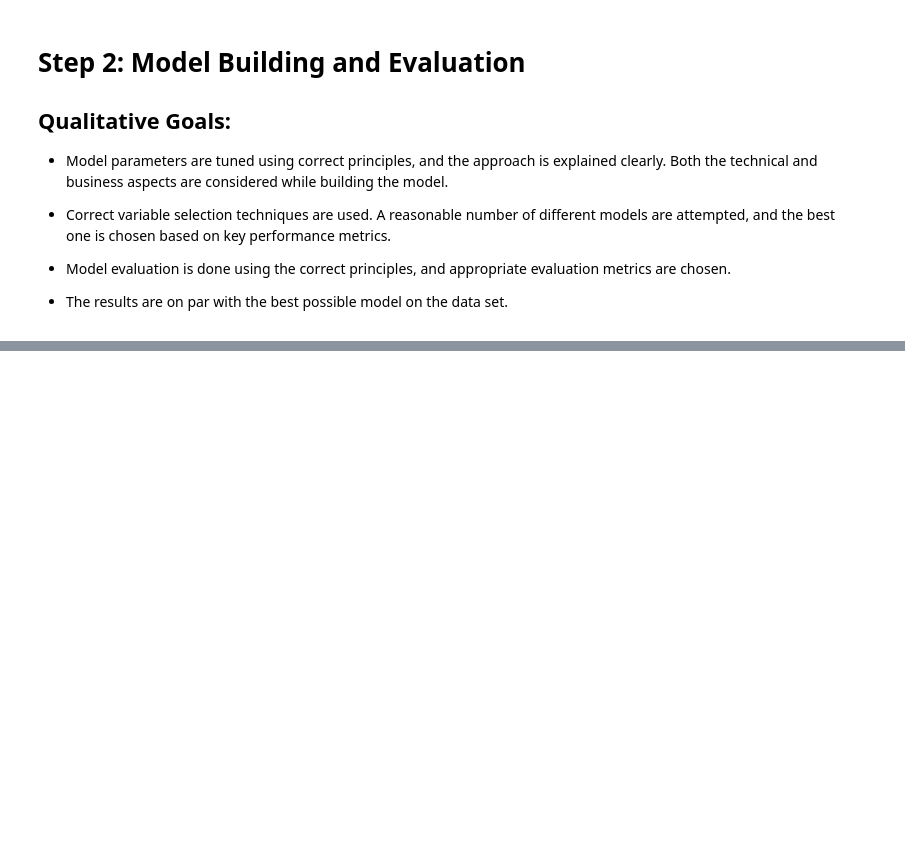
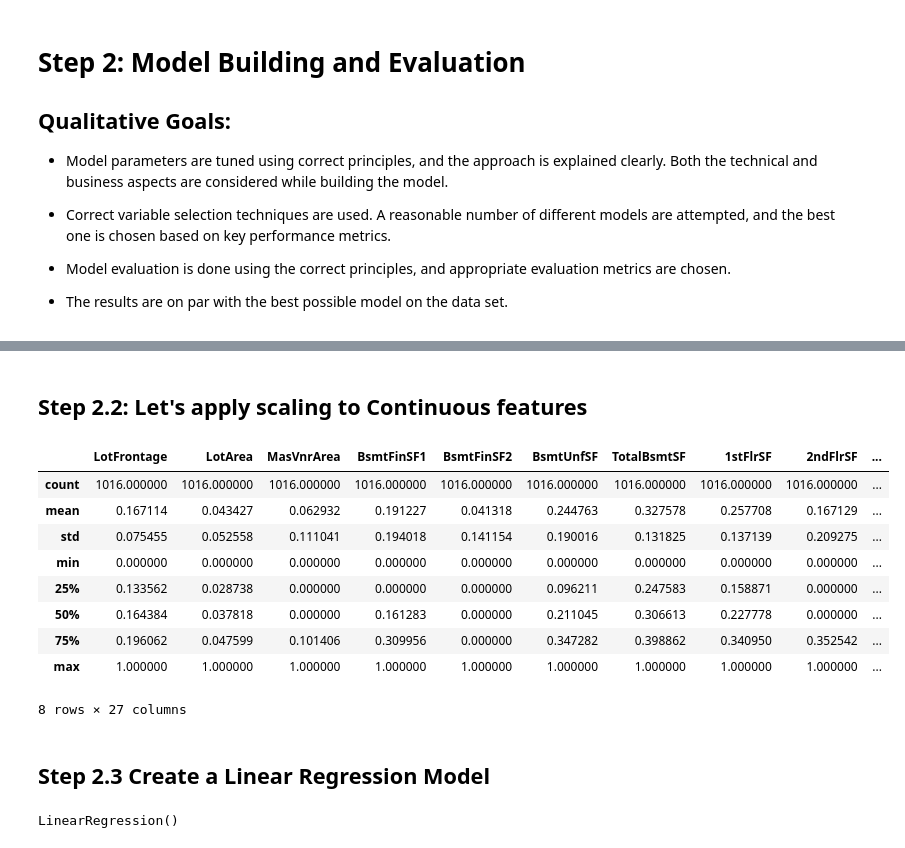
Before and after one commit to JamshedAhsan/house-price-prediction, a Jupyter notebook: Housing-Price-Prediction.ipynb, the cells around one changed output, grey strips where cells are left out. Saved outputs shown, nothing was run; the diff lists cells and outputs as text; code cells hidden in the pictures; blank space fills up the shorter version.

```diff
--- a/Housing-Price-Prediction.ipynb
+++ b/Housing-Price-Prediction.ipynb
@@ -3152,0 +3873,29 @@ sns.boxplot(data=housing_base_data, x='MSSubClass-alt', y='SalePrice')
+# %%
+#let's create split in a way where rows are consistent everytime
+df_train, df_test = train_test_split(housing_base_data, train_size=0.7, test_size=0.3, random_state=100)
+# %% [markdown]
+## Step 2.2: Let's apply scaling to Continuous features
+# %%
+scaler = MinMaxScaler()
+# %%
+cont_feature_list = ['LotFrontage', 'LotArea', 'MasVnrArea', 'BsmtFinSF1', 'BsmtFinSF2', 'BsmtUnfSF', 'TotalBsmtSF',
+                    '1stFlrSF', '2ndFlrSF', 'LowQualFinSF', 'GrLivArea', 'BsmtFullBath', 'BsmtHalfBath', 'FullBath',#                    'HalfBath', 'BedroomAbvGr', 'KitchenAbvGr', 'TotRmsAbvGrd', 'Fireplaces', 'GarageCars', 'GarageArea',
+                    'WoodDeckSF', 'OpenPorchSF', 'EnclosedPorch', '3SsnPorch', 'ScreenPorch', 'PoolArea', 'MiscVal',
+                    'house-age', 'last-modified-aging', 'CentralAir-alt', 'Garage-Age', 'last_sold', 'SalePrice']
+# %%
+df_train[cont_feature_list] = scaler.fit_transform(df_train[cont_feature_list])
+# %%
+df_train[cont_feature_list].describe()
+# %% [output]
+|  | LotFrontage | LotArea | MasVnrArea | BsmtFinSF1 | BsmtFinSF2 | BsmtUnfSF | TotalBsmtSF | 1stFlrSF | 2ndFlrSF | ... |
+| count | 1016.000000 | 1016.000000 | 1016.000000 | 1016.000000 | 1016.000000 | 1016.000000 | 1016.000000 | 1016.000000 | 1016.000000 | ... |
+| mean | 0.167114 | 0.043427 | 0.062932 | 0.191227 | 0.041318 | 0.244763 | 0.327578 | 0.257708 | 0.167129 | ... |
+| std | 0.075455 | 0.052558 | 0.111041 | 0.194018 | 0.141154 | 0.190016 | 0.131825 | 0.137139 | 0.209275 | ... |
+| min | 0.000000 | 0.000000 | 0.000000 | 0.000000 | 0.000000 | 0.000000 | 0.000000 | 0.000000 | 0.000000 | ... |
+| 25% | 0.133562 | 0.028738 | 0.000000 | 0.000000 | 0.000000 | 0.096211 | 0.247583 | 0.158871 | 0.000000 | ... |
+| 50% | 0.164384 | 0.037818 | 0.000000 | 0.161283 | 0.000000 | 0.211045 | 0.306613 | 0.227778 | 0.000000 | ... |
+| 75% | 0.196062 | 0.047599 | 0.101406 | 0.309956 | 0.000000 | 0.347282 | 0.398862 | 0.340950 | 0.352542 | ... |
+| max | 1.000000 | 1.000000 | 1.000000 | 1.000000 | 1.000000 | 1.000000 | 1.000000 | 1.000000 | 1.000000 | ... |
+8 rows × 27 columns
+# %% [markdown]
+## Step 2.3 Create a Linear Regression Model
@@ -3152,0 +3908,4 @@ sns.boxplot(data=housing_base_data, x='MSSubClass-alt', y='SalePrice')
+# %%
+lr.fit(X_train, y_train)
+# %% [output]
+LinearRegression()
```
Also changed, not shown: parts of 127 cells of this notebook.
